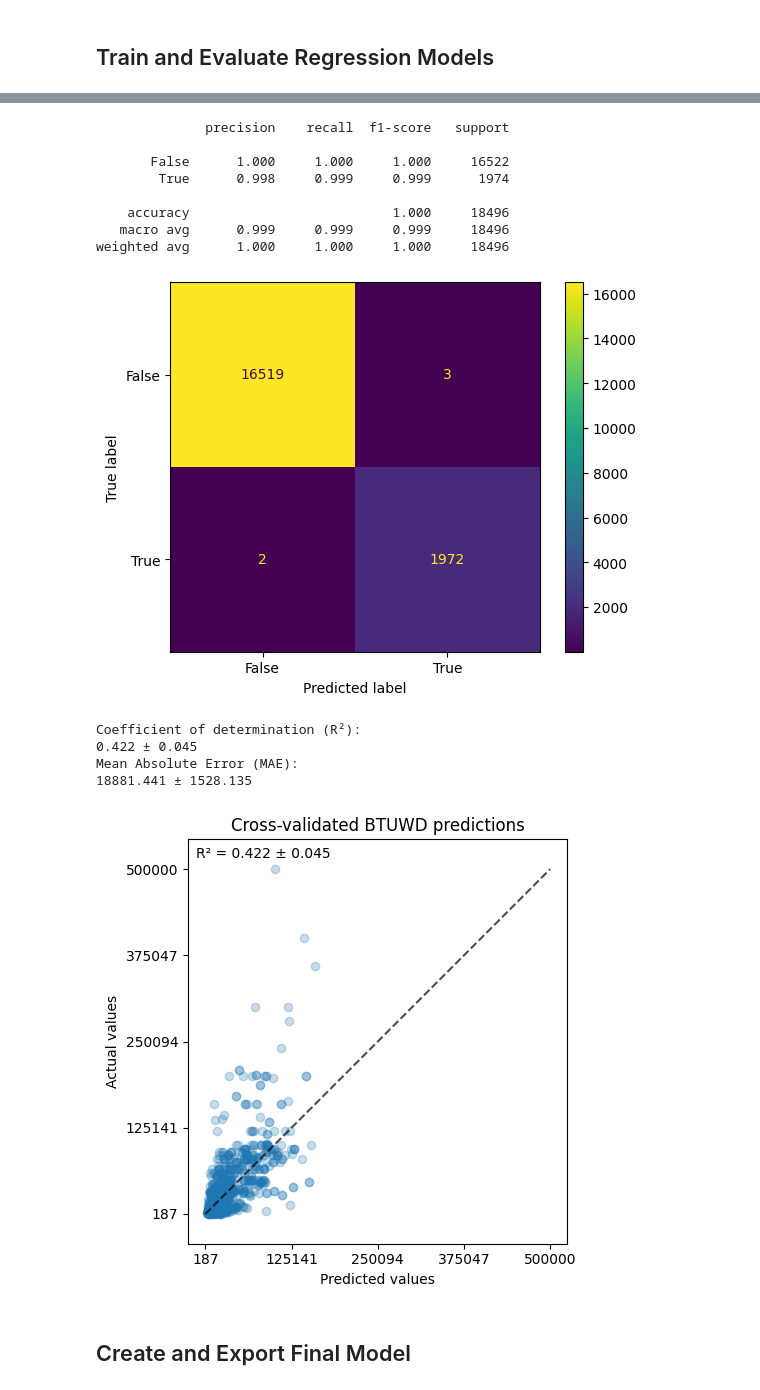
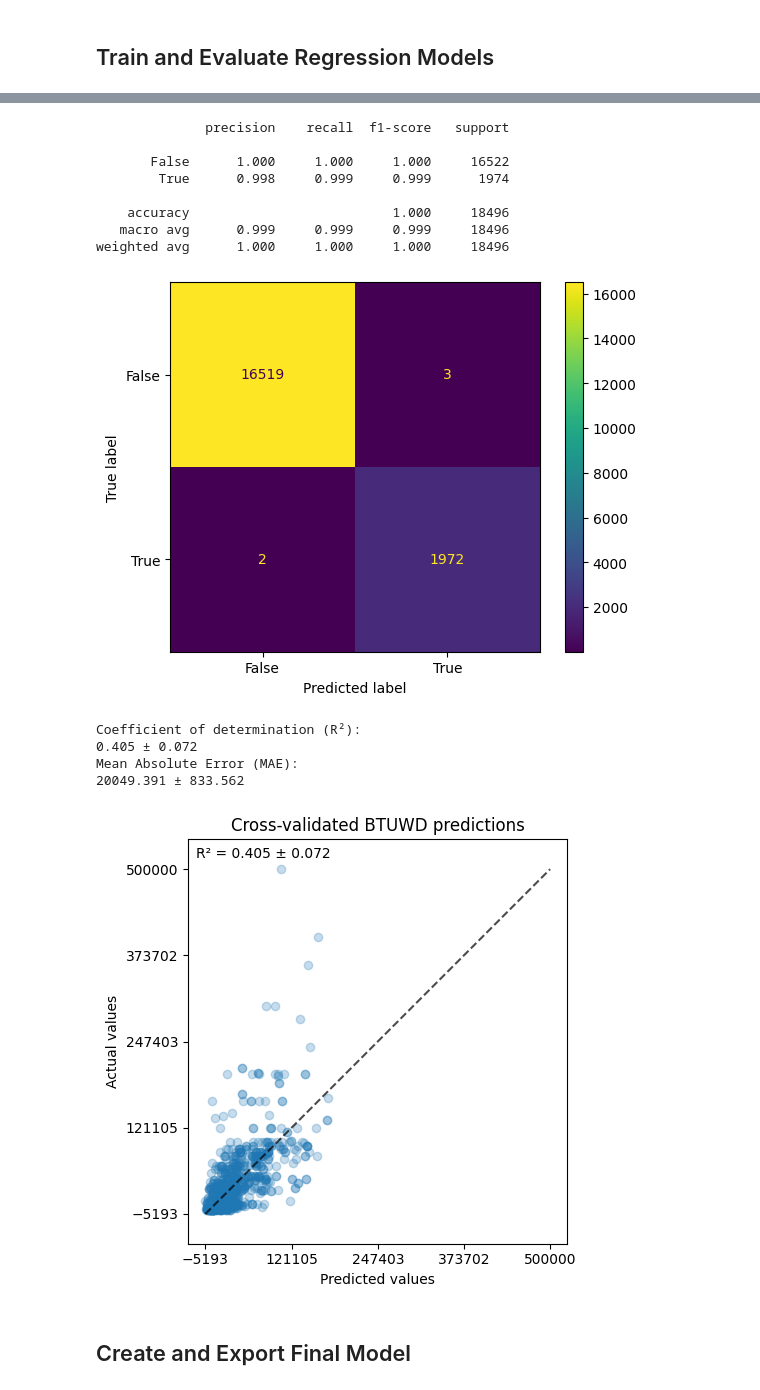
Before and after one commit to jon-codes/c964-model, a Jupyter notebook: notebooks/train.ipynb, the cells around one changed output, grey strips where cells are left out. Cells and saved outputs as stored; diff of their text form; code cells hidden in the pictures.

```diff
--- a/notebooks/train.ipynb
+++ b/notebooks/train.ipynb
@@ -331,27 +331,27 @@ Mean Absolute Error (MAE):
 # %%
 # Evaluate classifier and regressor for BTUWD target
 target_var = "BTUWD"
 
 classifier = lgb.LGBMClassifier(verbose=-1, objective="binary", random_state=42)
 evaluate_classifier(classifier, target_var)
 
-regressor = lgb.LGBMRegressor(verbose=-1, objective="poisson", random_state=42)
+regressor = lgb.LGBMRegressor(verbose=-1, random_state=42)
 evaluate_regressor(regressor, target_var)
 # %% [output]
               precision    recall  f1-score   support
 
        False      1.000     1.000     1.000     16522
         True      0.998     0.999     0.999      1974
 
     accuracy                          1.000     18496
    macro avg      0.999     0.999     0.999     18496
 weighted avg      1.000     1.000     1.000     18496
 [figure]
 Coefficient of determination (R²):
-0.422 ± 0.045
+0.405 ± 0.072
 Mean Absolute Error (MAE):
-18881.441 ± 1528.135
+20049.391 ± 833.562
-[figure, old version]
+[figure, new version]
 # %% [markdown]
 ## Create and Export Final Model
 # %%
```
Also changed, not shown: parts of 4 cells of this notebook, 1 other file.
